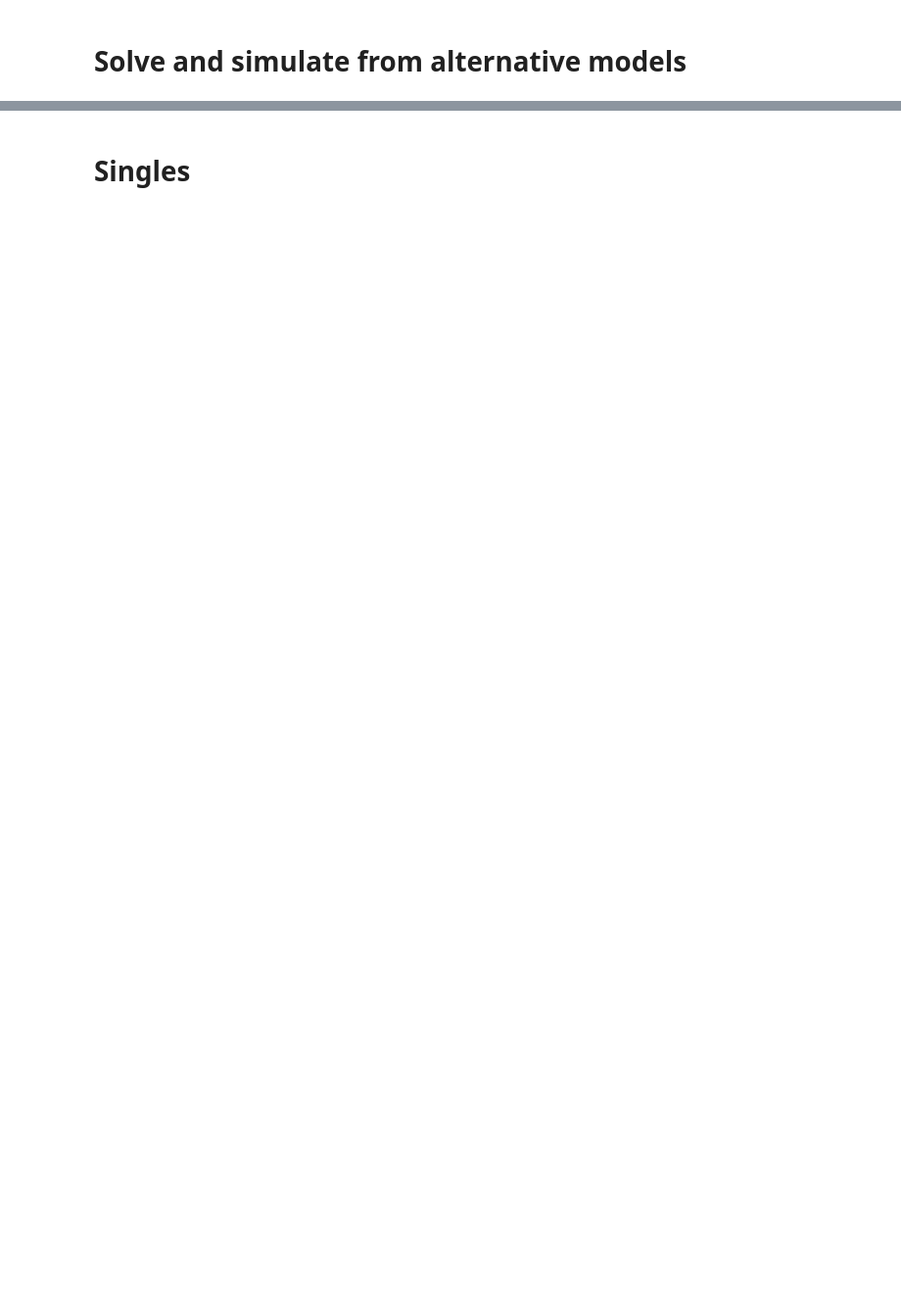
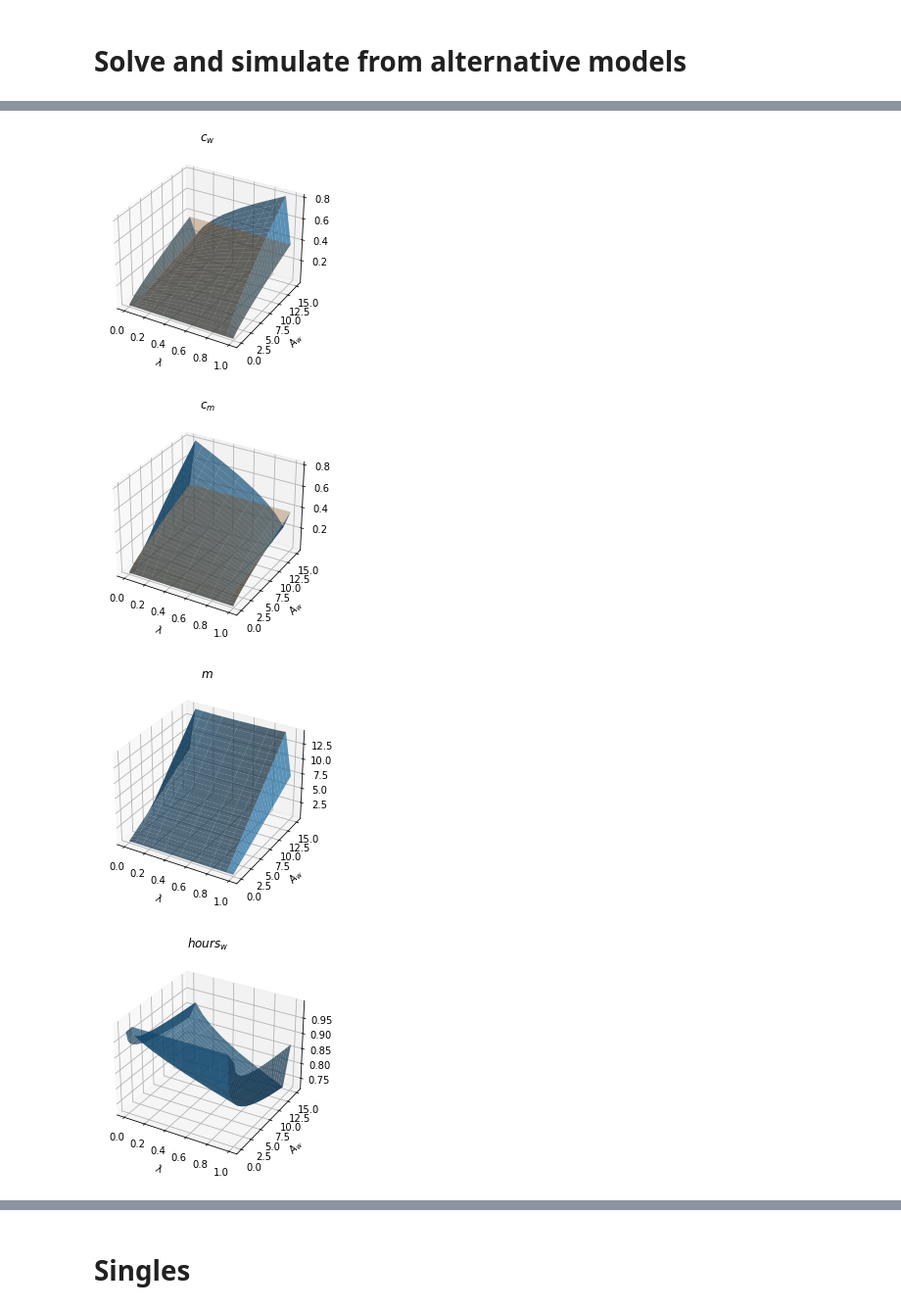
Before and after one commit to ThomasHJorgensen/ToyModel, a Jupyter notebook: Solve Toy Model.ipynb, the cells around one changed output, grey strips where cells are left out. Shown at 98% size. Drawn from its saved outputs; the diff is of its cells as text; code cells hidden in the pictures; blank space fills up the shorter version.

Commit message:
couples last period solved

```diff
--- a/Solve Toy Model.ipynb
+++ b/Solve Toy Model.ipynb
@@ -113,0 +108,48 @@ ax.set(xlabel='$\lambda$',ylabel='$A_w$',title='$Vw$');
+# %%
+t = model.par.T-1
+iL = 0
+iK_w = 0
+iK_m = 0
+iH_m = 5
+iH_w = 5
+
+X,Y = np.meshgrid(model.par.grid_power,model.par.grid_A,indexing='ij')
+
+fig = plt.figure()
+ax = plt.axes(projection='3d')
+ax.plot_surface(X, Y, model.sol.cons_w_couple[t,:,iL,iH_w,iH_m,iK_w,iK_m,:], edgecolor='none',alpha=.7);
+ax.plot_surface(X, Y, np.tile(model.sol.cons_w_single[t,iH_w,iK_w,:],(model.par.num_power,1)), edgecolor='none',alpha=.3);
+ax.set(xlabel='$\lambda$',ylabel='$A_w$',title='$c_w$');
+
+fig = plt.figure()
+ax = plt.axes(projection='3d')
+ax.plot_surface(X, Y, model.sol.cons_m_couple[t,:,iL,iH_w,iH_m,iK_w,iK_m,:], edgecolor='none',alpha=.7);
+ax.plot_surface(X, Y, np.tile(model.sol.cons_m_single[t,iH_m,iK_m,:],(model.par.num_power,1)), edgecolor='none',alpha=.3);
+ax.set(xlabel='$\lambda$',ylabel='$A_w$',title='$c_m$');
+
+
+fig = plt.figure()
+ax = plt.axes(projection='3d')
+ax.plot_surface(X, Y, model.sol.market_couple[t,:,iL,iH_w,iH_m,iK_w,iK_m,:], edgecolor='none',alpha=.7);
+ax.set(xlabel='$\lambda$',ylabel='$A_w$',title='$m$');
+
+
+fig = plt.figure()
+ax = plt.axes(projection='3d')
+ax.plot_surface(X, Y, model.sol.hours_w_couple[t,:,iL,iH_w,iH_m,iK_w,iK_m,:], edgecolor='none',alpha=.7);
+ax.set(xlabel='$\lambda$',ylabel='$A_w$',title='$hours_w$');
+
+fig = plt.figure()
+ax = plt.axes(projection='3d')
+ax.plot_surface(X, Y, model.sol.hours_m_couple[t,:,iL,iH_w,iH_m,iK_w,iK_m,:], edgecolor='none',alpha=.7);
+ax.set(xlabel='$\lambda$',ylabel='$A_w$',title='$hours_m$');
+
+fig = plt.figure()
+ax = plt.axes(projection='3d')
+ax.plot_surface(X, Y, model.sol.Vw_couple[t,:,iL,iH_w,iH_m,iK_w,iK_m,:], edgecolor='none',alpha=.7);
+ax.set(xlabel='$\lambda$',ylabel='$A_w$',title='$Vw$');
+# %% [output]
+[figure, added]
+[figure, added]
+[figure, added]
+[figure, added]
```
Also changed, not shown: parts of 9 cells of this notebook, 7 other files.
